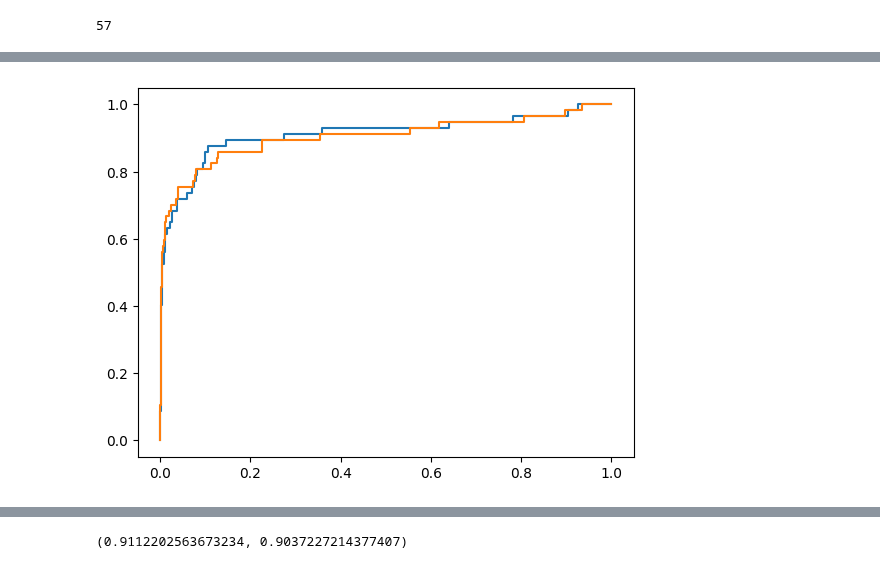
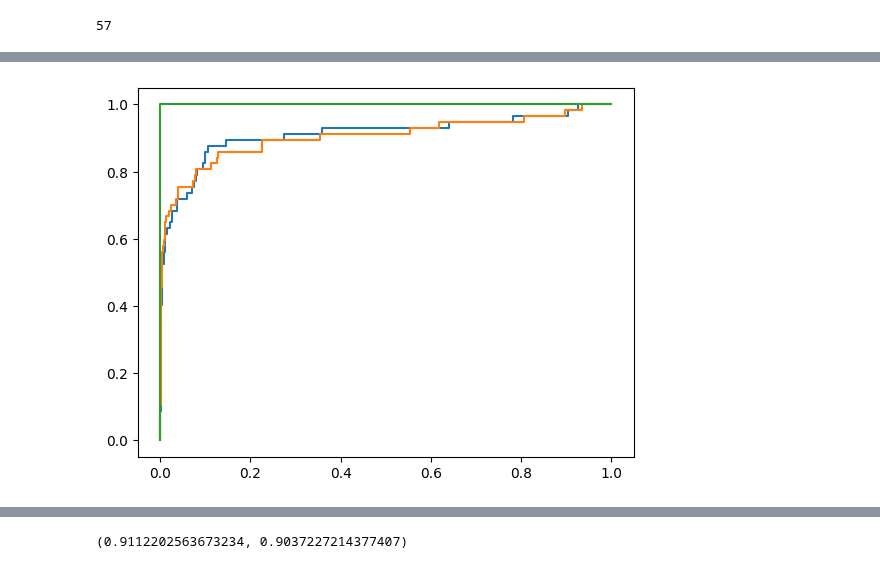
Before and after one commit to hora4444/ai, a Jupyter notebook: source/09_MachineLearning/ch03_분류분석.ipynb, the cells around one changed output, grey strips where cells are left out. Saved outputs shown, nothing was run; the diff lists cells and outputs as text; code cells hidden in the pictures.

```diff
--- a/source/09_MachineLearning/ch03_분류분석.ipynb
+++ b/source/09_MachineLearning/ch03_분류분석.ipynb
@@ -638,0 +657,6 @@ pred2 = model2.predict(X)
+# %%
+# decision_function이 없는 모델
+from sklearn.tree import DecisionTreeClassifier
+model3 = DecisionTreeClassifier(random_state=42).fit(X,y)
+pred3 = model3.predict(X)
+pd.crosstab(y,pred3)
@@ -639,10 +678,13 @@ pred2 = model2.predict(X)
 # %%
 from sklearn.metrics import roc_curve
-fpr1, tpr1, thr1 = roc_curve(y, model1.decision_function(X))
-fpr2, tpr2, thr2 = roc_curve(y, model2.decision_function(X))
+fpr1, tpr1, treshold1 = roc_curve(y, model1.decision_function(X))
+fpr2, tpr2, treshold2 = roc_curve(y, model2.decision_function(X))
+fpr3, tpr3, treshold3 = roc_curve(y, model3.predict_proba(X)[:, 1])
 # %%
+import matplotlib.pyplot as plt
 plt.plot(fpr1, tpr1)
 plt.plot(fpr2, tpr2)
+plt.plot(fpr3, tpr3)
 plt.show()
 # %% [output]
-[figure, old version]
+[figure, new version]
```
Also changed, not shown: parts of 9 cells of this notebook, 5 other files.
